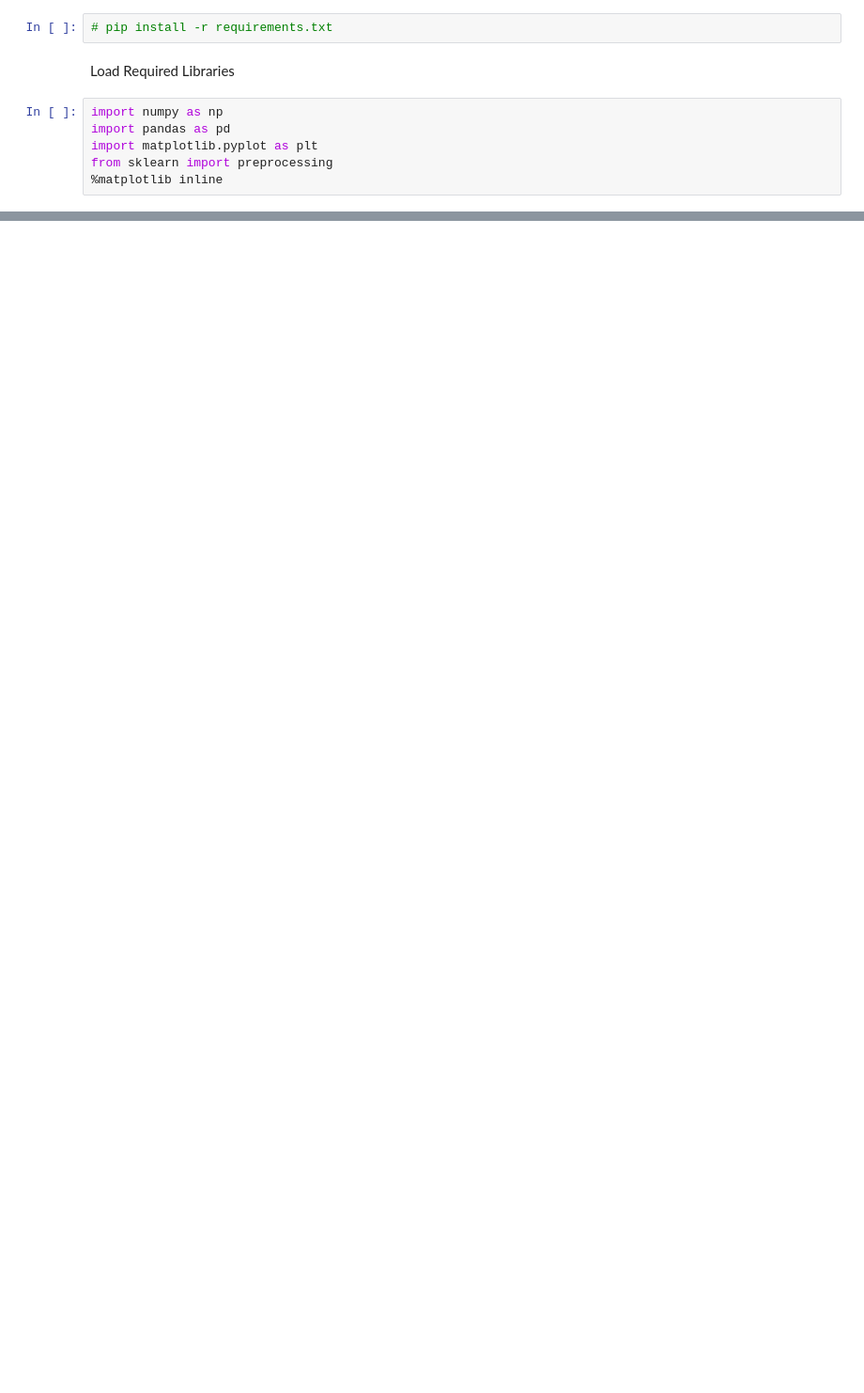
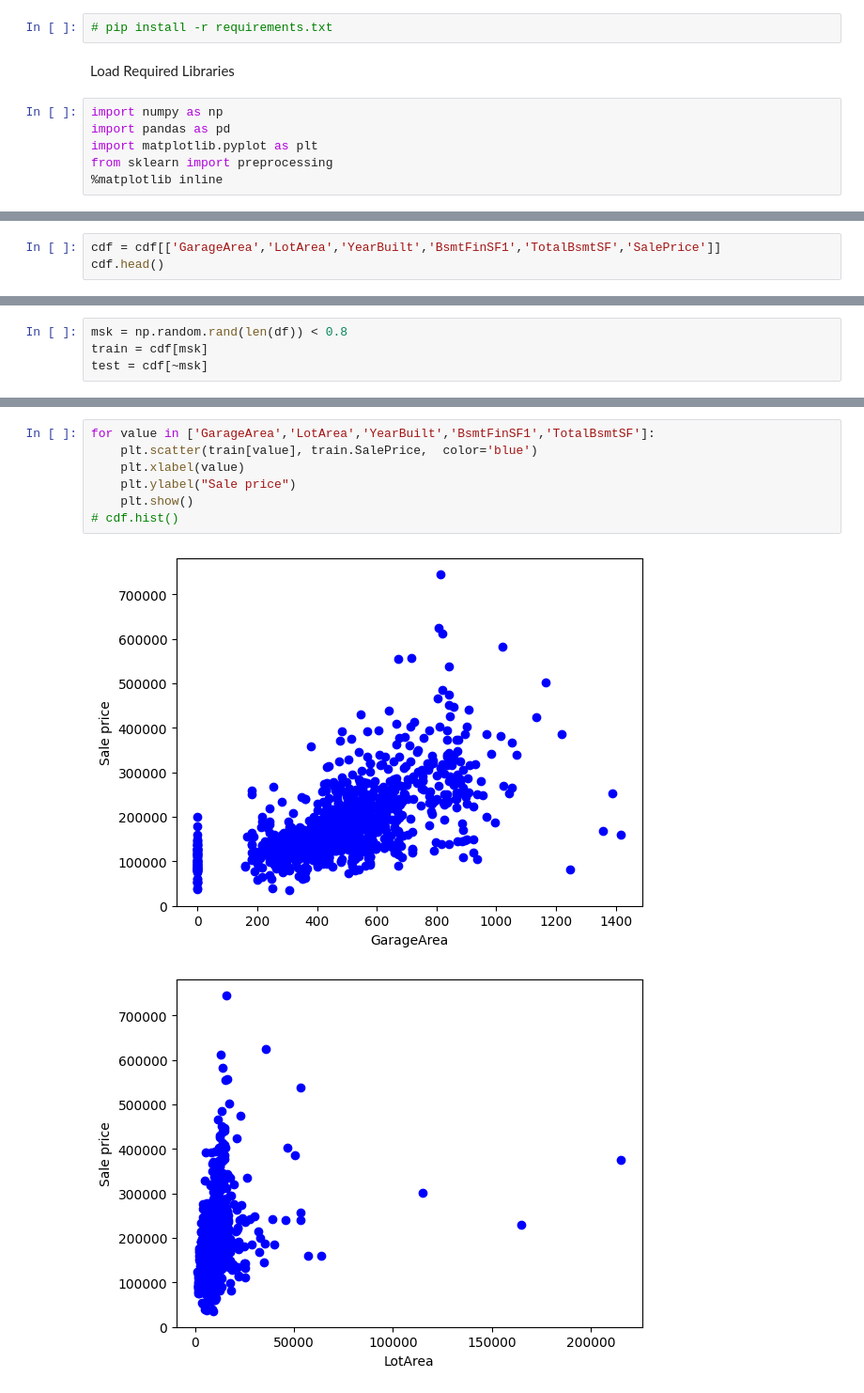
Before and after one commit to EbaAdisu/ml-house-price-Linear-regression-model, a Jupyter notebook: house_price_prediction.ipynb, the cells around one changed output, grey strips where cells are left out. Shown: that part at 94% size. Drawn from its saved outputs; the diff is of its cells as text; blank space fills up the shorter version.

Commit message:
train and test

```diff
--- a/house_price_prediction.ipynb
+++ b/house_price_prediction.ipynb
@@ -152,0 +195,3 @@ cdf.head()
+# %%
+cdf = cdf[['GarageArea','LotArea','YearBuilt','BsmtFinSF1','TotalBsmtSF','SalePrice']]
+cdf.head()
@@ -152,0 +213,4 @@ cdf.head()
+# %%
+msk = np.random.rand(len(df)) < 0.8
+train = cdf[msk]
+test = cdf[~msk]
@@ -152,0 +219,10 @@ cdf.head()
+# %%
+for value in ['GarageArea','LotArea','YearBuilt','BsmtFinSF1','TotalBsmtSF']:
+    plt.scatter(train[value], train.SalePrice,  color='blue')
+    plt.xlabel(value)
+    plt.ylabel("Sale price")
+    plt.show()
+# cdf.hist()
+# %% [output]
+[figure, added]
+[figure, added]
```
Also changed, not shown: parts of 18 cells of this notebook.
